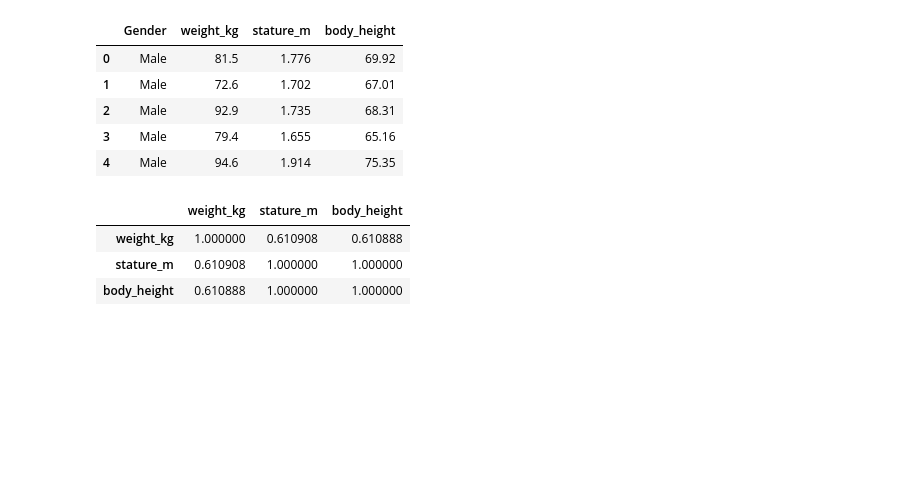
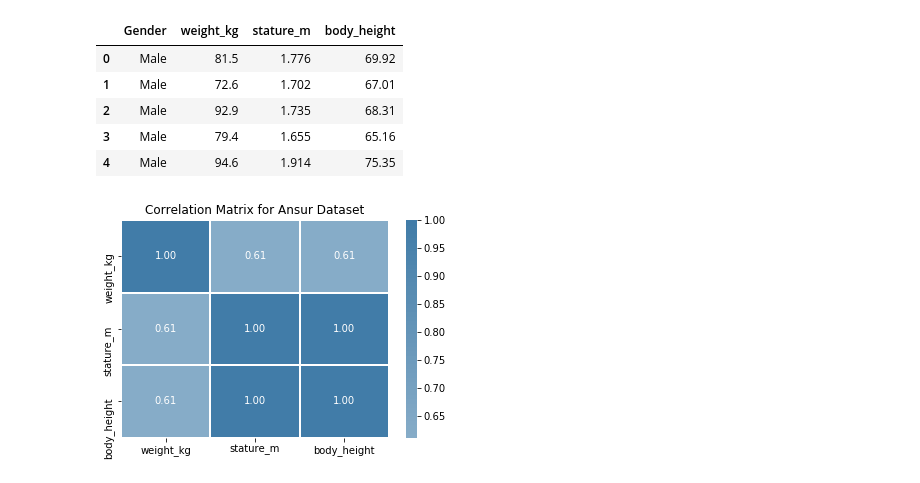
Before and after one commit to VictorCalderon/data-snippets, a Jupyter notebook: MachineLearning/DimensionReduction.ipynb, the cells around one changed output. Cells and saved outputs as stored; diff of their text form; code cells hidden in the pictures; blank space fills up the shorter version.

```diff
--- a/MachineLearning/DimensionReduction.ipynb
+++ b/MachineLearning/DimensionReduction.ipynb
@@ -26,11 +27,11 @@ ansur.head()
 | 2 | Male | 92.9 | 1.735 | 68.31 |
 | 3 | Male | 79.4 | 1.655 | 65.16 |
 | 4 | Male | 94.6 | 1.914 | 75.35 |
-# %%
-# Spot perfect correlation in data
-ansur.corr()
-# %% [output]
-|  | weight_kg | stature_m | body_height |
-| weight_kg | 1.000000 | 0.610908 | 0.610888 |
-| stature_m | 0.610908 | 1.000000 | 1.000000 |
-| body_height | 0.610888 | 1.000000 | 1.000000 |
+# %%
+# Spot perfect correlation in data
+cmap = sns.diverging_palette(h_neg=10, h_pos=240, as_cmap=True)
+sns.heatmap(ansur.corr(), center=0, cmap=cmap, linewidths=1, annot=True, fmt='.2f')
+plt.title('Correlation Matrix for Ansur Dataset')
+plt.show()
+# %% [output]
+[figure, added]
```
Also changed, not shown: parts of 10 cells of this notebook.
